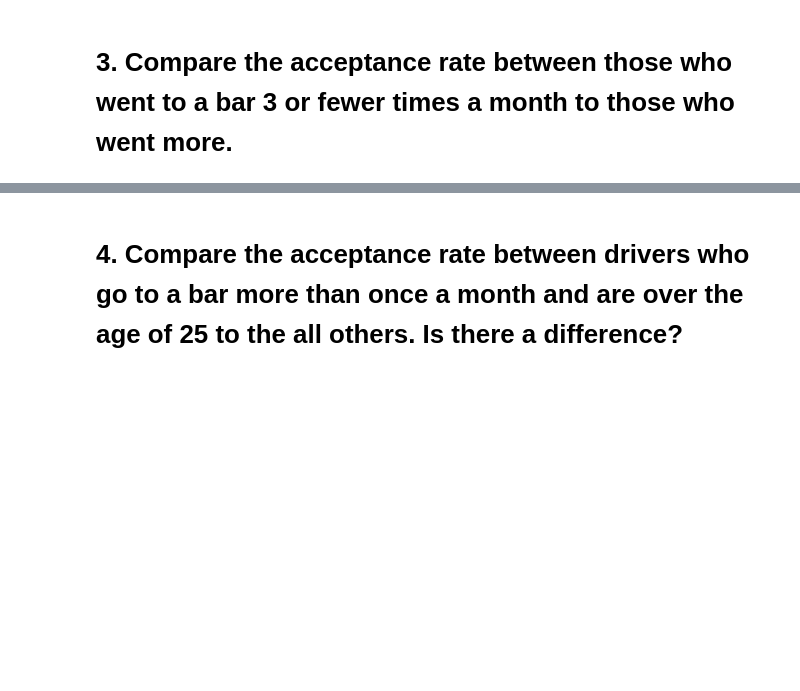
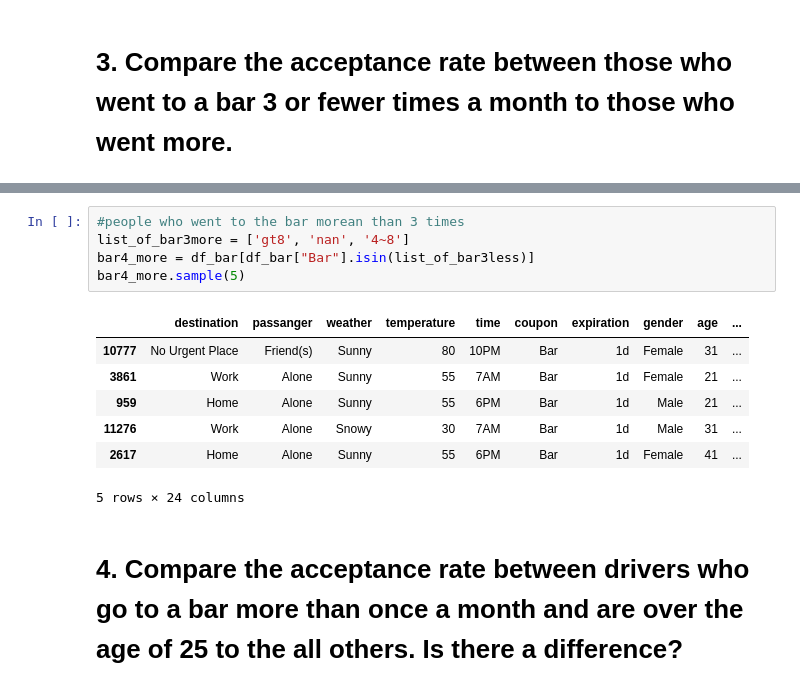
Before and after one commit to ttb-git/berkeley-engr-Practical-assignment1, a Jupyter notebook: Who_will_accept_the_coupon.ipynb, the cells around one changed output, grey strips where cells are left out. Cells and saved outputs as stored; diff of their text form; blank space fills up the shorter version.

```diff
--- a/Who_will_accept_the_coupon.ipynb
+++ b/Who_will_accept_the_coupon.ipynb
@@ -490,4 +489,17 @@ bar3_less.sample(5)
 5 rows × 24 columns
+# %%
+#people who went to the bar morean than 3 times
+list_of_bar3more = ['gt8', 'nan', '4~8']
+bar4_more = df_bar[df_bar["Bar"].isin(list_of_bar3less)]
+bar4_more.sample(5)
+# %% [output]
+|  | destination | passanger | weather | temperature | time | coupon | expiration | gender | age | ... |
+| 10777 | No Urgent Place | Friend(s) | Sunny | 80 | 10PM | Bar | 1d | Female | 31 | ... |
+| 3861 | Work | Alone | Sunny | 55 | 7AM | Bar | 1d | Female | 21 | ... |
+| 959 | Home | Alone | Sunny | 55 | 6PM | Bar | 1d | Male | 21 | ... |
+| 11276 | Work | Alone | Snowy | 30 | 7AM | Bar | 1d | Male | 31 | ... |
+| 2617 | Home | Alone | Sunny | 55 | 6PM | Bar | 1d | Female | 41 | ... |
+5 rows × 24 columns
 # %% [markdown]
 # 4. Compare the acceptance rate between drivers who go to a bar more than once a month and are over the age of 25 to the all others.  Is there a difference?
 # %% [markdown]
```
Also changed, not shown: parts of 2 cells of this notebook.
